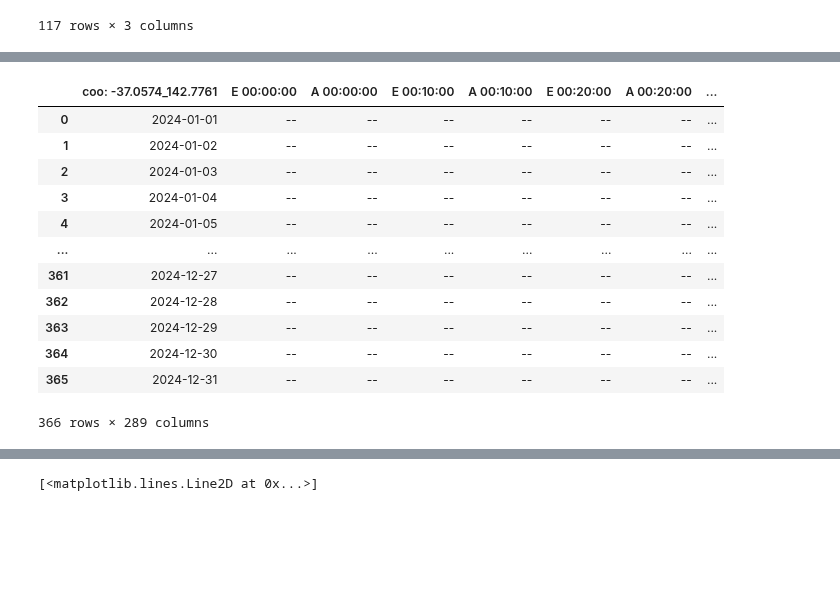
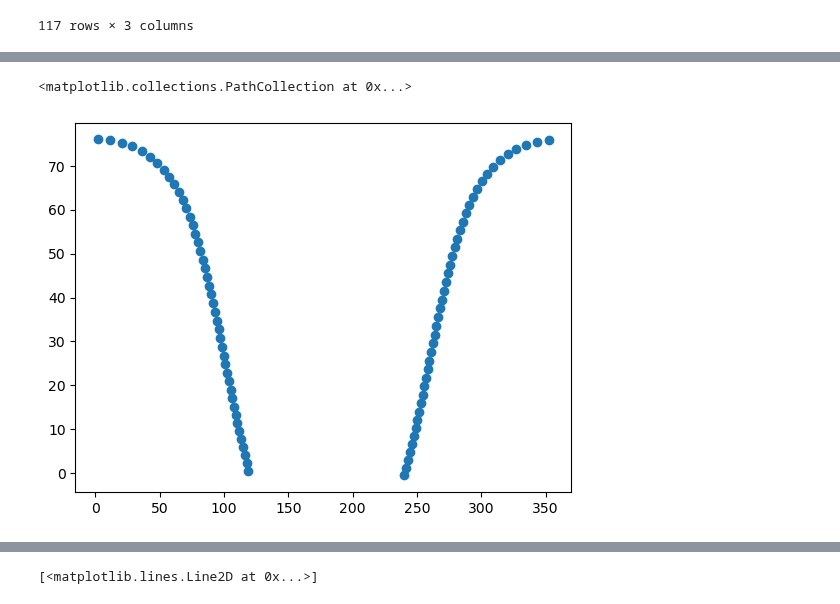
Before and after one commit to Taaseen-Islam-u7121940/Axion-Flux, a Jupyter notebook: Code/solar_position.ipynb, the cells around one changed output, grey strips where cells are left out. Saved outputs shown, nothing was run; the diff lists cells and outputs as text; code cells hidden in the pictures; blank space fills up the shorter version.

```diff
--- a/Code/solar_position.ipynb
+++ b/Code/solar_position.ipynb
@@ -41,16 +49,4 @@ annual_df = pd.read_excel("..\\stawell_annual.xlsx")
-# %%
-annual_df
-# %% [output]
-|  | coo: -37.0574_142.7761 | E 00:00:00 | A 00:00:00 | E 00:10:00 | A 00:10:00 | E 00:20:00 | A 00:20:00 | ... |
-| 0 | 2024-01-01 | -- | -- | -- | -- | -- | -- | ... |
-| 1 | 2024-01-02 | -- | -- | -- | -- | -- | -- | ... |
-| 2 | 2024-01-03 | -- | -- | -- | -- | -- | -- | ... |
-| 3 | 2024-01-04 | -- | -- | -- | -- | -- | -- | ... |
-| 4 | 2024-01-05 | -- | -- | -- | -- | -- | -- | ... |
-| ... | ... | ... | ... | ... | ... | ... | ... | ... |
-| 361 | 2024-12-27 | -- | -- | -- | -- | -- | -- | ... |
-| 362 | 2024-12-28 | -- | -- | -- | -- | -- | -- | ... |
-| 363 | 2024-12-29 | -- | -- | -- | -- | -- | -- | ... |
-| 364 | 2024-12-30 | -- | -- | -- | -- | -- | -- | ... |
-| 365 | 2024-12-31 | -- | -- | -- | -- | -- | -- | ... |
-366 rows × 289 columns
+# %%
+dates = np.array(annual_df)[:,0]
+alts  = np.array(annual_df)[:,1::2]
+azs   = np.array(annual_df)[:,2::2]
@@ -56,0 +57,7 @@ annual_df
+# %%
+mask =     alts[0,:] != '--'
+plt.scatter(azs[0,:][mask],
+           alts[0,:][mask])
+# %% [output]
+<matplotlib.collections.PathCollection at 0x...>
+[figure, added]
```
Also changed, not shown: parts of 20 cells of this notebook, 4 other files.
